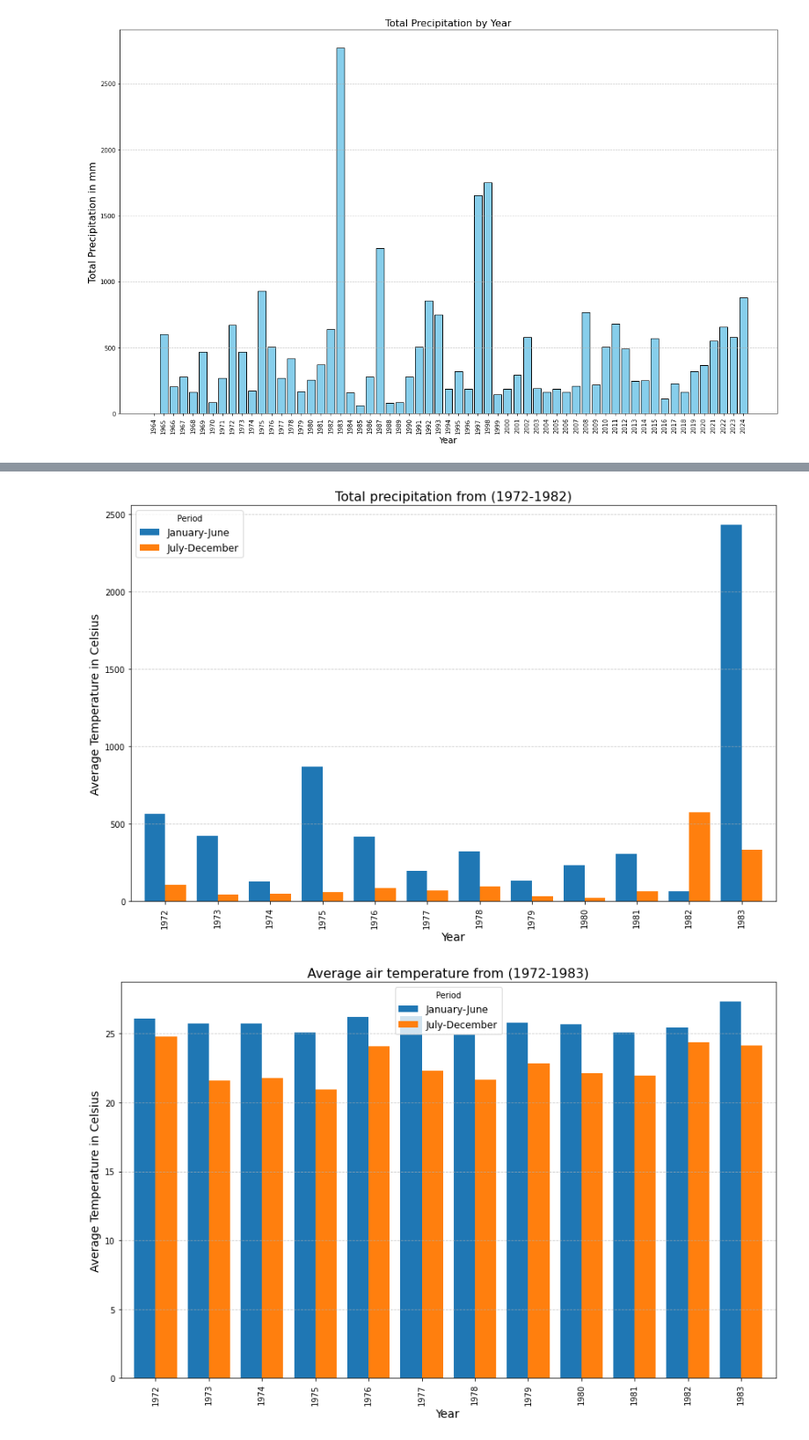
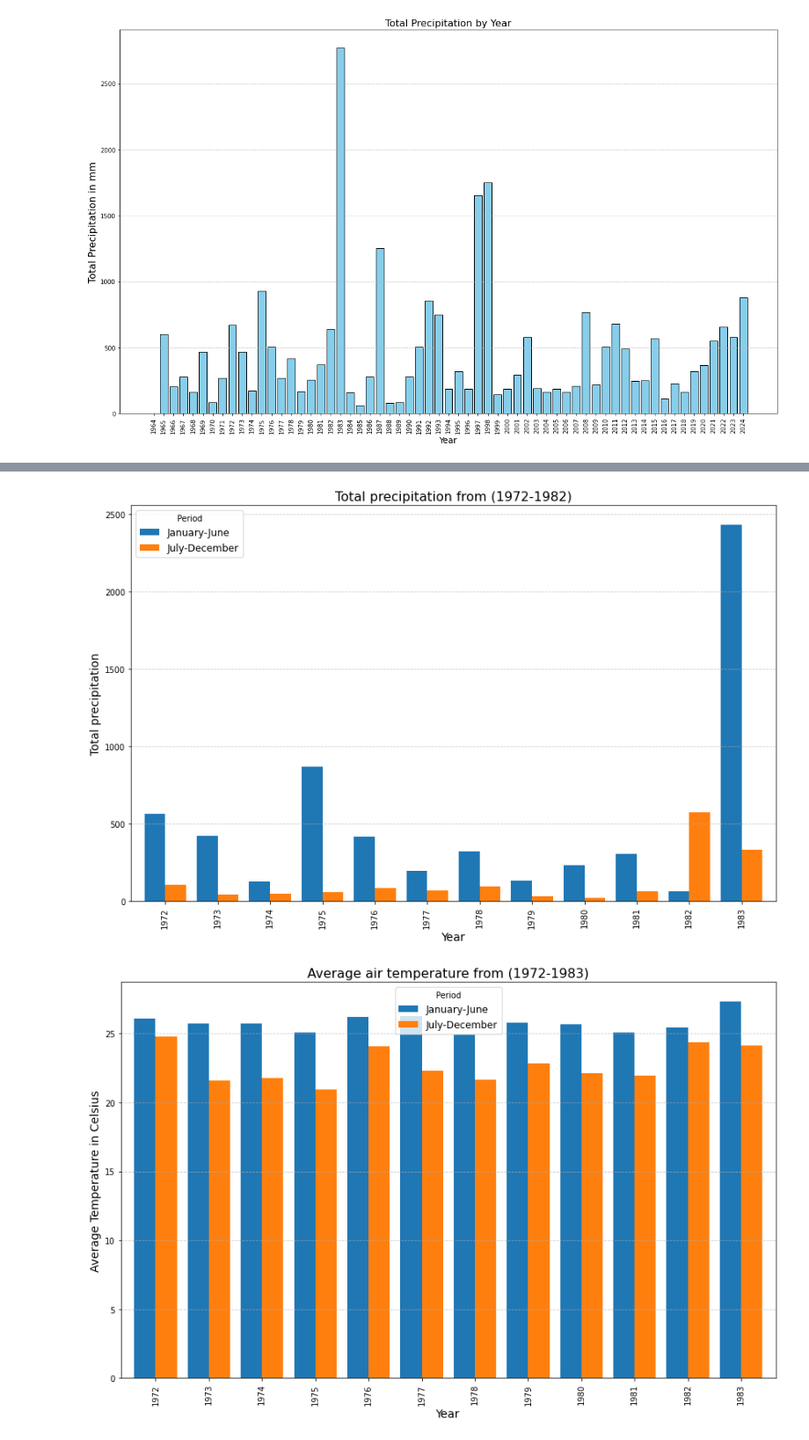
Before and after one commit to janmcconnellCityU/Fall_2024_DS625_Team_01, a Jupyter notebook: EDA/Ean/DarwinProject.ipynb, the cells around one changed output, grey strips where cells are left out. Shown at 88% size. Drawn from its saved outputs; the diff is of its cells as text; code cells hidden in the pictures.

```diff
--- a/EDA/Ean/DarwinProject.ipynb
+++ b/EDA/Ean/DarwinProject.ipynb
@@ -177,22 +177,22 @@ periodic_stats_year.show(total_rows, truncate=False)
 |2024|July-December|29.5               |15.0               |21.94            |21.96       |92.15       |21.0                    |
 +----+-------------+-------------------+-------------------+-----------------+------------+------------+------------------------+
 # %%
-# here the data show the drought from late 1972 to 1983 with a lower than normal wet season
+# here the data show the drought from late 1976 to 1977 with a lower than normal wet season
 periodic_year_stats = periodic_stats_year.toPandas()
 filtered_periodic_year_stats = periodic_year_stats[(periodic_year_stats['year'] >= 1972) & (periodic_year_stats['year'] <= 1983)]
 pivot_periodic_year_stats = filtered_periodic_year_stats.pivot(index='year', columns='period', values='total_precipitation_year')
 
 pivot_periodic_year_stats.plot(kind='bar', figsize=(12, 8), width=0.8)
 plt.title("Total precipitation from (1972-1982)", fontsize=16)
 plt.xlabel("Year", fontsize=14)
-plt.ylabel("Average Temperature in Celsius", fontsize=14)
+plt.ylabel("Total precipitation", fontsize=14)
 plt.legend(title="Period", fontsize=12)
 plt.xticks(rotation=90)
 plt.grid(axis='y', linestyle='--', alpha=0.7)
 plt.tight_layout()
 plt.show()
 # %% [output]
-[figure, old version]
+[figure, new version]
 # %%
 
 pivot_periodic_year_stats_air_temp = filtered_periodic_year_stats.pivot(index='year', columns='period', values='avg_mean_air_temp')
```
Also changed, not shown: parts of 5 cells of this notebook.
